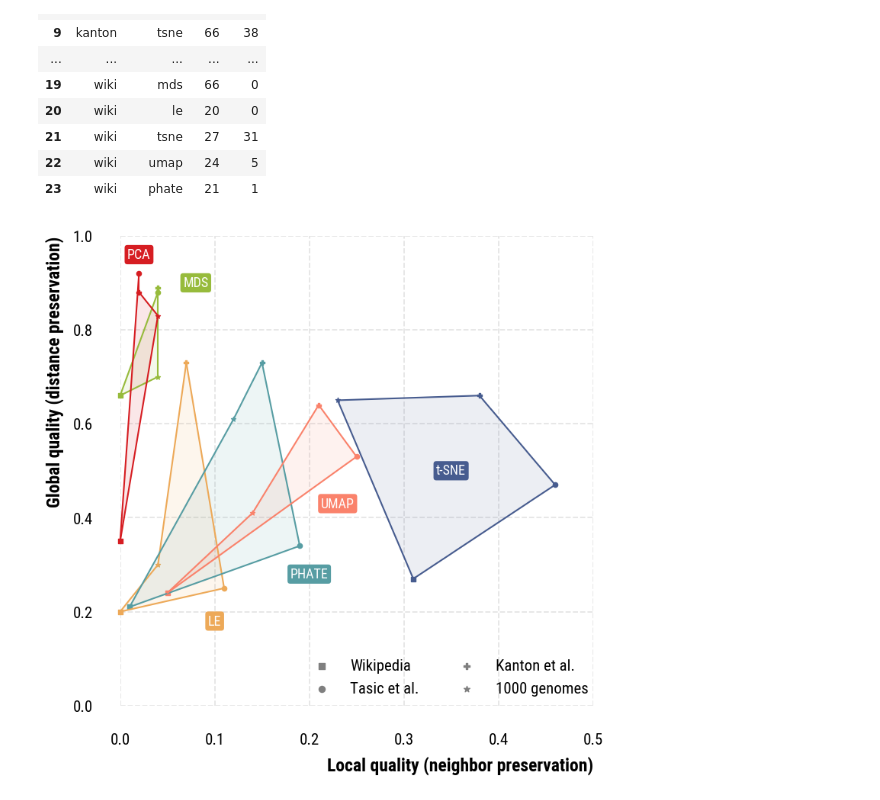
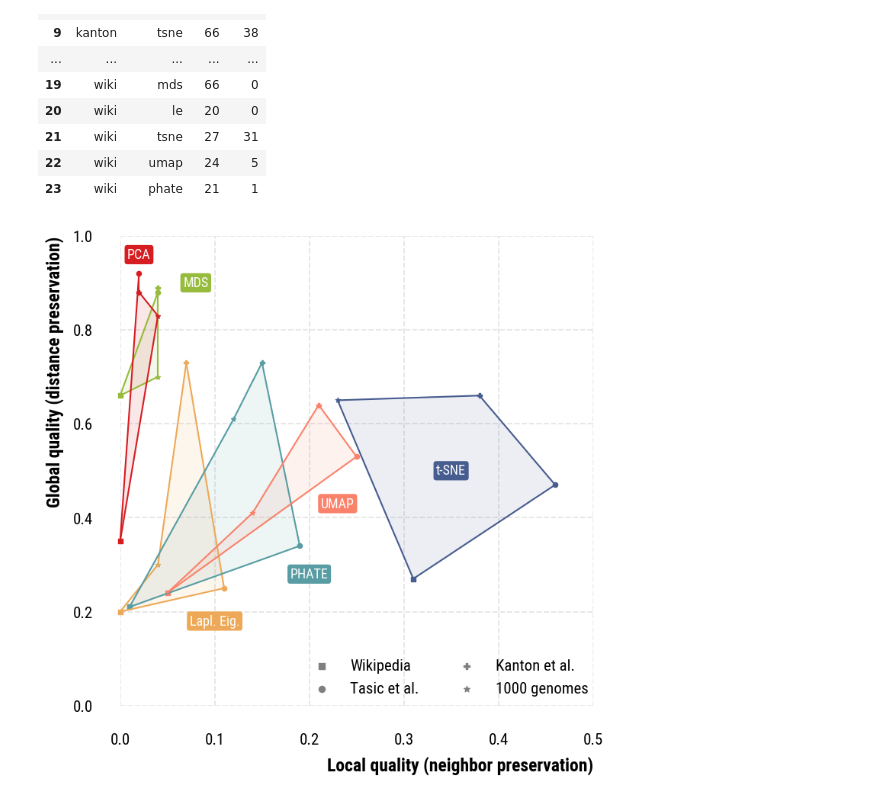
Before and after one commit to dkobak/low-dim-embeddings-review, a Jupyter notebook: code/metrics.ipynb, the cells around one changed output. Cells and saved outputs as stored; diff of their text form; code cells hidden in the pictures.

Commit message:
Reran metrics with correct LE-label, added wikipedia figure as .jpg, which reduces size significantly, with small quality loss.

```diff
--- a/code/metrics.ipynb
+++ b/code/metrics.ipynb
@@ -71,7 +74,7 @@ colors = {
 labels = {
     "pca": "PCA",
     "mds": "MDS",
-    "le": "LE",
+    "le": "Lapl. Eig.",
     "tsne": "t-SNE",
     "umap": "UMAP",
     "phate": "PHATE",
@@ -132,31 +135,31 @@ for algorithm in np.unique(df.method):
             *labels_pos[algorithm],
             labels[algorithm],
             ha="center",
             va="center",
             c="w",
             fontsize=13,
             bbox=dict(
                 facecolor=colors[algorithm], edgecolor="none", boxstyle="round", pad=0.2
             )
         )
 
 plt.xlim([0, 0.5])
 plt.ylim([0, 1])
 plt.xlabel("Local quality (neighbor preservation)")
 plt.ylabel("Global quality (distance preservation)")
 
 plt.gca().spines.left.set_position(("data", -0.025))
 plt.gca().spines.bottom.set_position(("data", -0.05))
 
 m1 = plt.scatter(0, 0, marker="s", color="tab:gray", s=20, label="Wikipedia")
 m2 = plt.scatter(0, 0, marker="o", color="tab:gray", s=20, label="Tasic et al.")
 m3 = plt.scatter(0, 0, marker="P", color="tab:gray", s=20, label="Kanton et al.")
 m4 = plt.scatter(0, 0, marker="*", color="tab:gray", s=20, label="1000 genomes")
 leg = plt.legend(frameon=False, ncol=2, bbox_to_anchor=(1.02, 0.06))
 for m in [m1, m2, m3, m4]:
     m.set_visible(False)
 
 plt.savefig("../figures/metrics.pdf", bbox_inches="tight")
 plt.savefig("../figures/metrics.png", dpi=300, facecolor="white", bbox_inches="tight")
 # %% [output]
-[figure, old version]
+[figure, new version]
```
Also changed, not shown: parts of 1 cell of this notebook, 12 other files.
